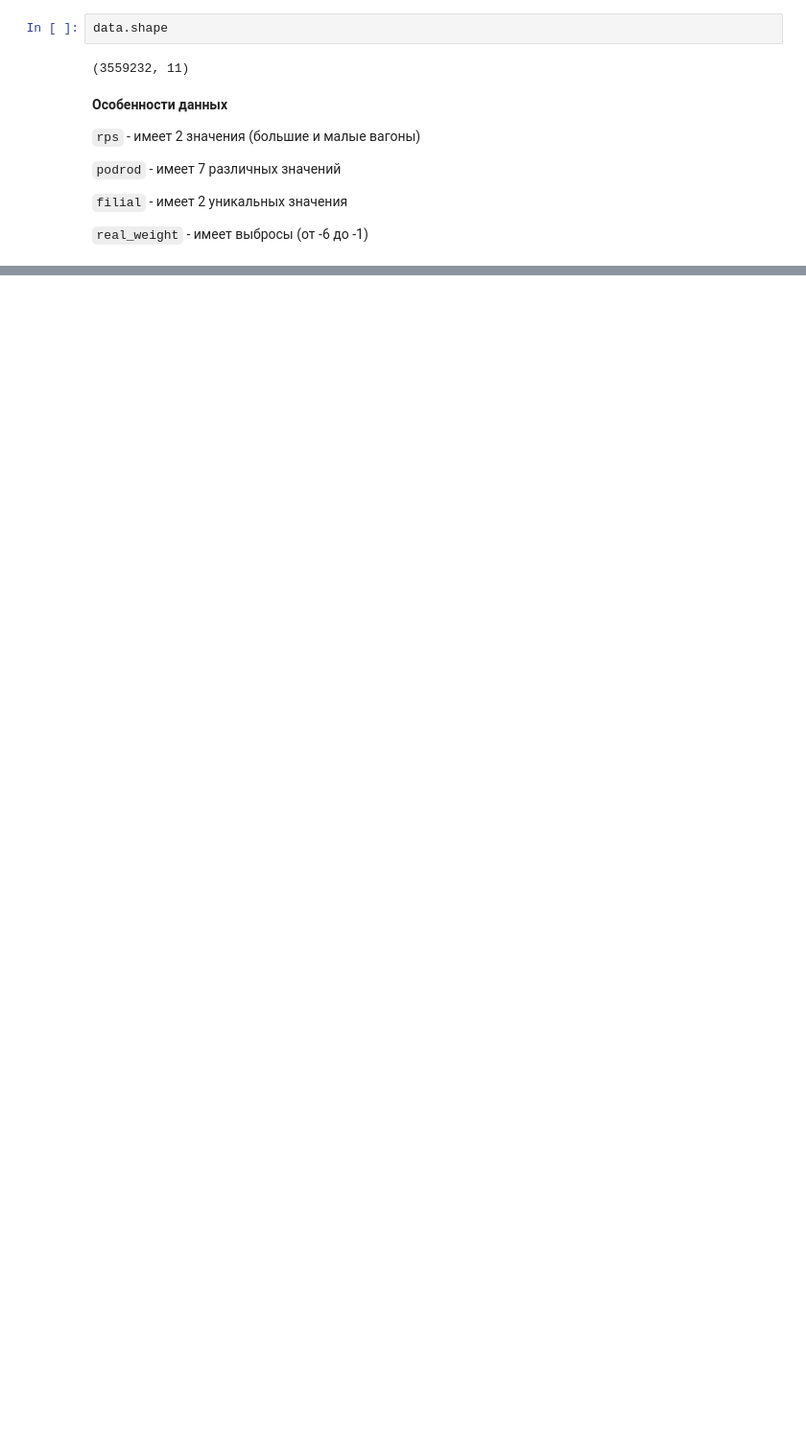
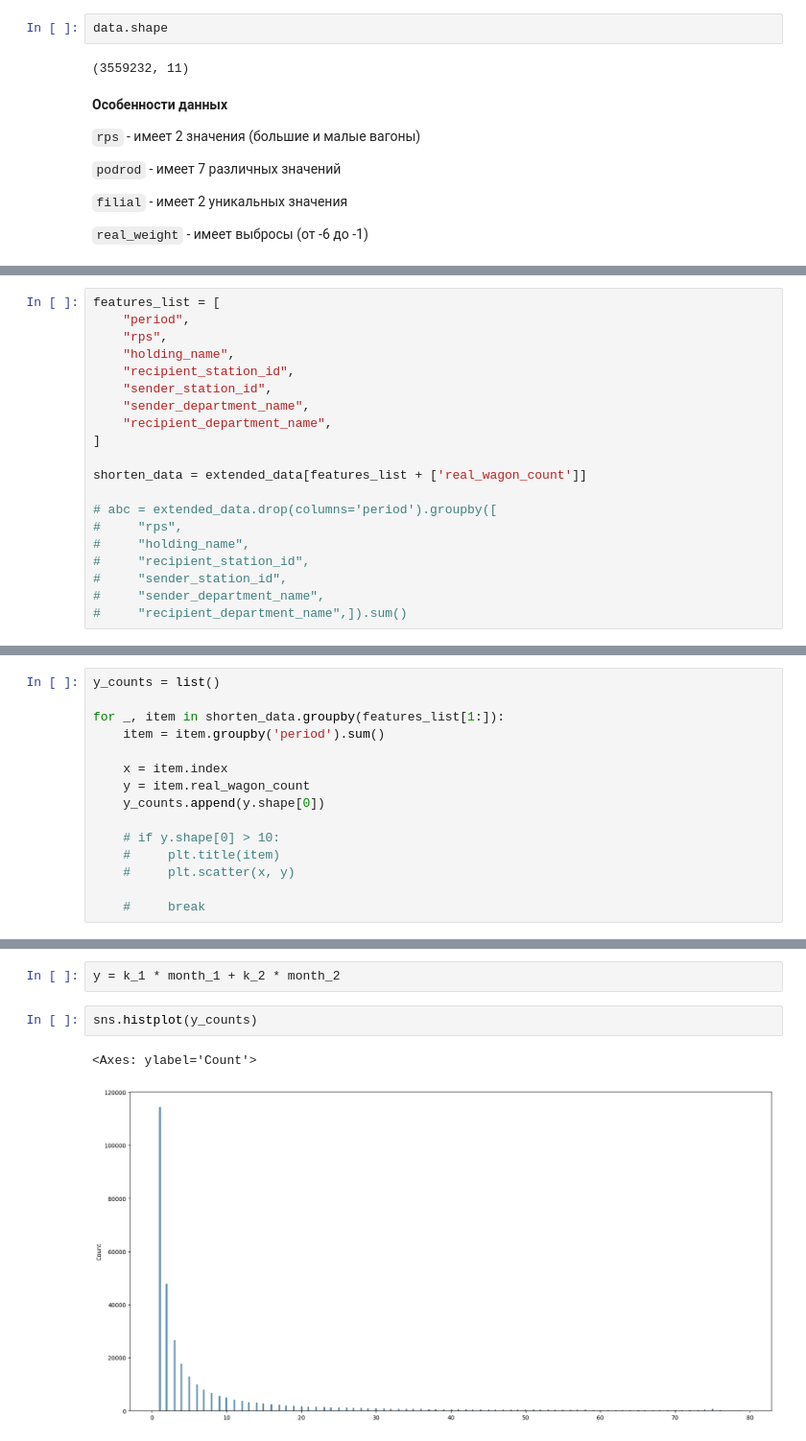
Before and after one commit to peragmat/datawagon, a Jupyter notebook: notebooks/EDA.ipynb, the cells around one changed output, grey strips where cells are left out. Shown at 96% size. Cells and saved outputs as stored; diff of their text form; blank space fills up the shorter version.

```diff
--- a/notebooks/EDA.ipynb
+++ b/notebooks/EDA.ipynb
@@ -226,0 +304,20 @@ KeyboardInterrupt
+# %%
+features_list = [
+    "period",
+    "rps",
+    "holding_name",
+    "recipient_station_id",
+    "sender_station_id",
+    "sender_department_name",
+    "recipient_department_name",
+]
+
+shorten_data = extended_data[features_list + ['real_wagon_count']]
+
+# abc = extended_data.drop(columns='period').groupby([
+#     "rps",
+#     "holding_name",
+#     "recipient_station_id",
+#     "sender_station_id",
+#     "sender_department_name",
+#     "recipient_department_name",]).sum()
@@ -226,0 +365,15 @@ KeyboardInterrupt
+# %%
+y_counts = list()
+
+for _, item in shorten_data.groupby(features_list[1:]):
+    item = item.groupby('period').sum()
+
+    x = item.index
+    y = item.real_wagon_count
+    y_counts.append(y.shape[0])
+
+    # if y.shape[0] > 10:
+    #     plt.title(item)
+    #     plt.scatter(x, y)
+
+    #     break
@@ -226,0 +387,7 @@ KeyboardInterrupt
+# %%
+y = k_1 * month_1 + k_2 * month_2
+# %%
+sns.histplot(y_counts)
+# %% [output]
+<Axes: ylabel='Count'>
+[figure, added]
```
Also changed, not shown: parts of 26 cells of this notebook.
